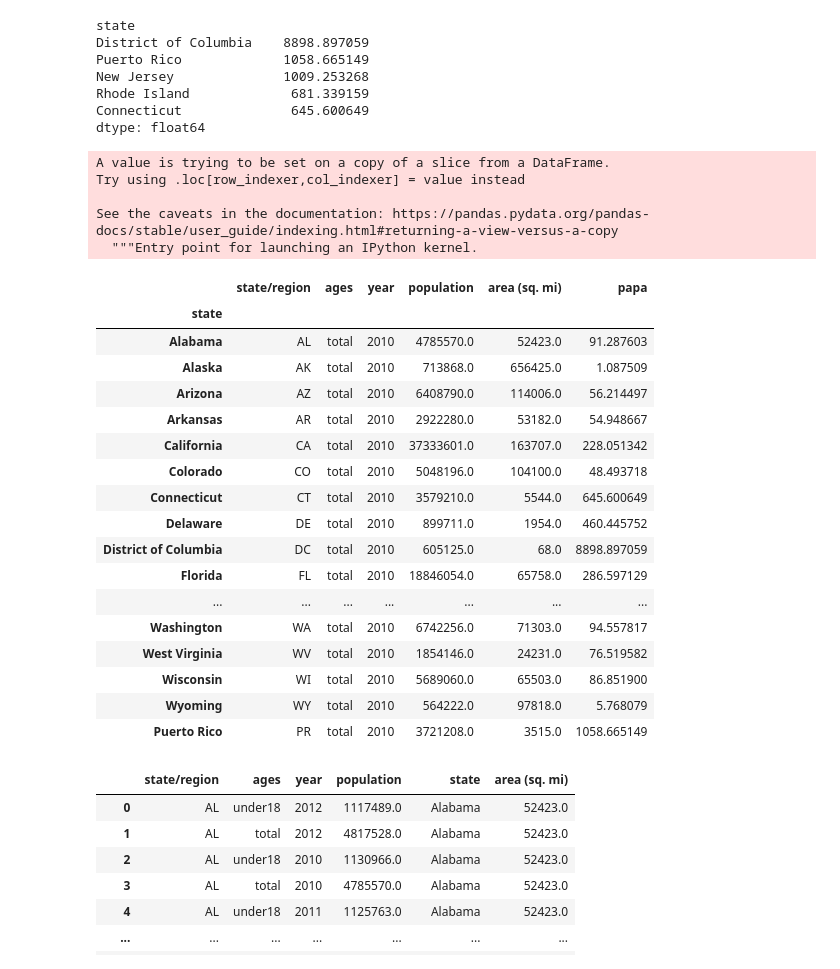
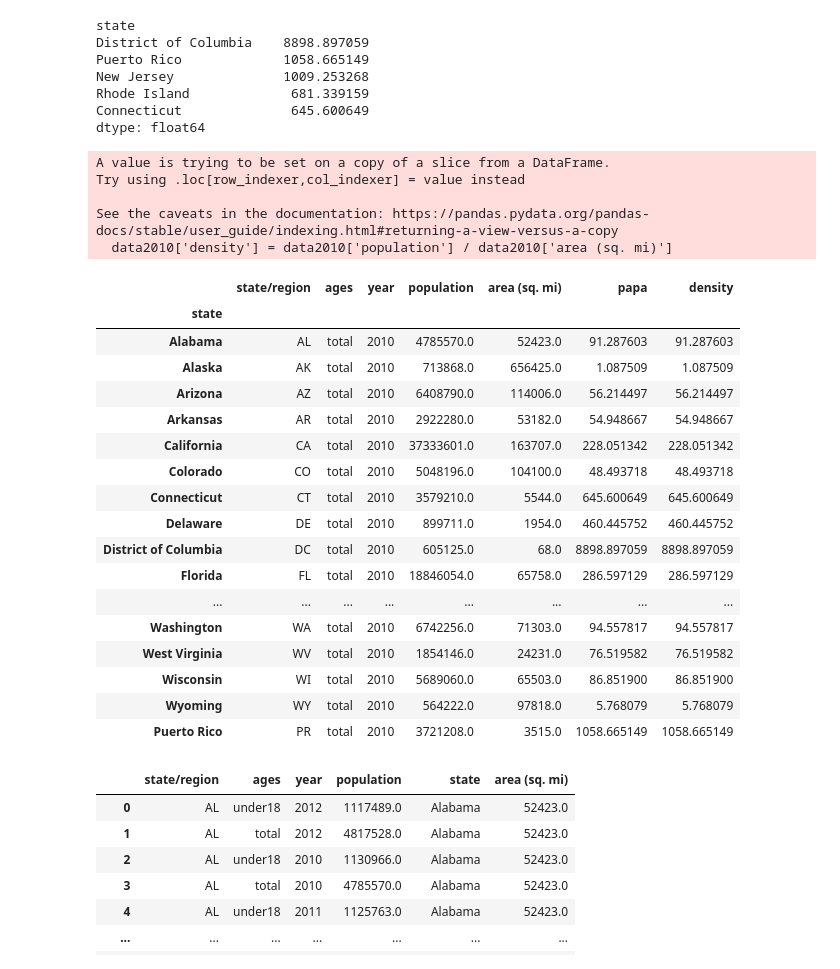
Before and after one commit to angelrodnah/2309_dsft_thebridge, a Jupyter notebook: 2-Data_Analysis/2-Pandas/Teoría/4_Combinar_Datasets.ipynb, the cells around one changed output. Saved outputs shown, nothing was run; the diff lists cells and outputs as text; code cells hidden in the pictures.

```diff
--- a/2-Data_Analysis/2-Pandas/Teoría/4_Combinar_Datasets.ipynb
+++ b/2-Data_Analysis/2-Pandas/Teoría/4_Combinar_Datasets.ipynb
@@ -1053,32 +1090,32 @@ Rhode Island             681.339159
 Connecticut              645.600649
 dtype: float64
 # %%
-data2010['papa'] = data2010['population'] / data2010['area (sq. mi)']
+data2010['density'] = data2010['population'] / data2010['area (sq. mi)']
 data2010
 # %% [output]
 A value is trying to be set on a copy of a slice from a DataFrame.
 Try using .loc[row_indexer,col_indexer] = value instead
 
 See the caveats in the documentation: https://pandas.pydata.org/pandas-docs/stable/user_guide/indexing.html#returning-a-view-versus-a-copy
-  """Entry point for launching an IPython kernel.
+  data2010['density'] = data2010['population'] / data2010['area (sq. mi)']
-|  | state/region | ages | year | population | area (sq. mi) | papa |
-| state |  |  |  |  |  |  |
-| Alabama | AL | total | 2010 | 4785570.0 | 52423.0 | 91.287603 |
-| Alaska | AK | total | 2010 | 713868.0 | 656425.0 | 1.087509 |
-| Arizona | AZ | total | 2010 | 6408790.0 | 114006.0 | 56.214497 |
-| Arkansas | AR | total | 2010 | 2922280.0 | 53182.0 | 54.948667 |
-| California | CA | total | 2010 | 37333601.0 | 163707.0 | 228.051342 |
-| Colorado | CO | total | 2010 | 5048196.0 | 104100.0 | 48.493718 |
-| Connecticut | CT | total | 2010 | 3579210.0 | 5544.0 | 645.600649 |
-| Delaware | DE | total | 2010 | 899711.0 | 1954.0 | 460.445752 |
-| District of Columbia | DC | total | 2010 | 605125.0 | 68.0 | 8898.897059 |
-| Florida | FL | total | 2010 | 18846054.0 | 65758.0 | 286.597129 |
-| ... | ... | ... | ... | ... | ... | ... |
-| Washington | WA | total | 2010 | 6742256.0 | 71303.0 | 94.557817 |
-| West Virginia | WV | total | 2010 | 1854146.0 | 24231.0 | 76.519582 |
-| Wisconsin | WI | total | 2010 | 5689060.0 | 65503.0 | 86.851900 |
-| Wyoming | WY | total | 2010 | 564222.0 | 97818.0 | 5.768079 |
-| Puerto Rico | PR | total | 2010 | 3721208.0 | 3515.0 | 1058.665149 |
+|  | state/region | ages | year | population | area (sq. mi) | papa | density |
+| state |  |  |  |  |  |  |  |
+| Alabama | AL | total | 2010 | 4785570.0 | 52423.0 | 91.287603 | 91.287603 |
+| Alaska | AK | total | 2010 | 713868.0 | 656425.0 | 1.087509 | 1.087509 |
+| Arizona | AZ | total | 2010 | 6408790.0 | 114006.0 | 56.214497 | 56.214497 |
+| Arkansas | AR | total | 2010 | 2922280.0 | 53182.0 | 54.948667 | 54.948667 |
+| California | CA | total | 2010 | 37333601.0 | 163707.0 | 228.051342 | 228.051342 |
+| Colorado | CO | total | 2010 | 5048196.0 | 104100.0 | 48.493718 | 48.493718 |
+| Connecticut | CT | total | 2010 | 3579210.0 | 5544.0 | 645.600649 | 645.600649 |
+| Delaware | DE | total | 2010 | 899711.0 | 1954.0 | 460.445752 | 460.445752 |
+| District of Columbia | DC | total | 2010 | 605125.0 | 68.0 | 8898.897059 | 8898.897059 |
+| Florida | FL | total | 2010 | 18846054.0 | 65758.0 | 286.597129 | 286.597129 |
+| ... | ... | ... | ... | ... | ... | ... | ... |
+| Washington | WA | total | 2010 | 6742256.0 | 71303.0 | 94.557817 | 94.557817 |
+| West Virginia | WV | total | 2010 | 1854146.0 | 24231.0 | 76.519582 | 76.519582 |
+| Wisconsin | WI | total | 2010 | 5689060.0 | 65503.0 | 86.851900 | 86.851900 |
+| Wyoming | WY | total | 2010 | 564222.0 | 97818.0 | 5.768079 | 5.768079 |
+| Puerto Rico | PR | total | 2010 | 3721208.0 | 3515.0 | 1058.665149 | 1058.665149 |
 # %%
 final
 # %% [output]
```
Also changed, not shown: parts of 4 cells of this notebook, 1 other file.
